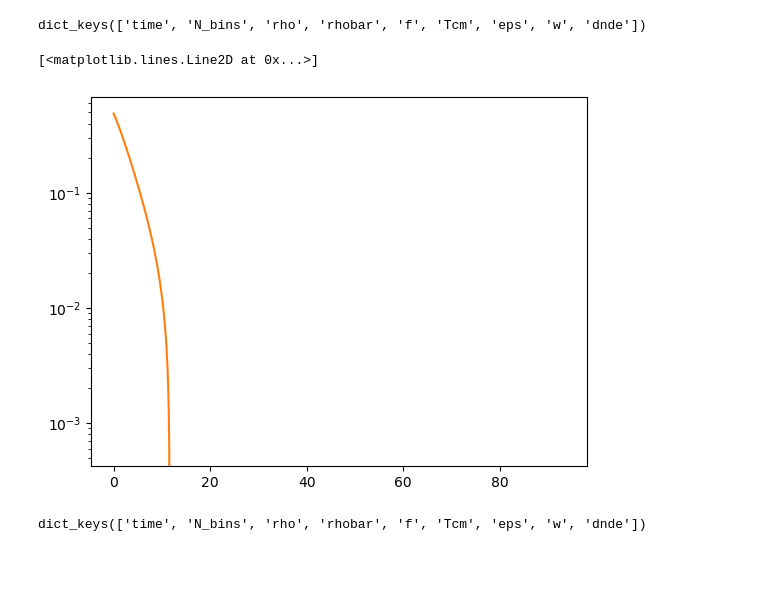
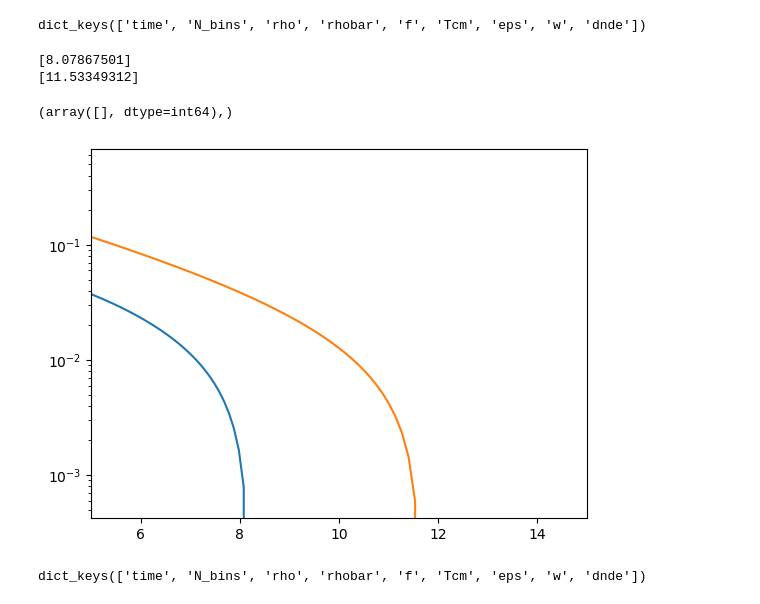
Before and after one commit to nuLABatUSD/QKESolveMPI, a Jupyter notebook: analysis/BlochBins.ipynb, the cells around one changed output. Saved outputs shown, nothing was run; the diff lists cells and outputs as text; code cells hidden in the pictures; blank space fills up the shorter version.

```diff
--- a/analysis/BlochBins.ipynb
+++ b/analysis/BlochBins.ipynb
@@ -14,15 +14,30 @@ P0, Px, Py, Pz = pd.make_P(thermal['rho'])
 f_thermal=thermal['f']
 t_thermal=thermal['time']
 # %%
-eps=25
-plt.semilogy(t_thermal[1029:],Pz[1029:,eps])
+eps1=25
+plt.semilogy(t_thermal[:],Pz[:,eps1])
 
+sign_change_25 = np.where(np.diff(np.sign(Pz[:, eps1])))[0]
+t_intersect_25 = t_thermal[sign_change_25]
 
-eps=35
-plt.semilogy(t_thermal[0:1563],Pz[0:1563,eps])
+print(t_intersect_25)
+
+eps2=35
+plt.semilogy(t_thermal[:],Pz[:,eps2])
+
+sign_change_35 = np.where(np.diff(np.sign(Pz[:, eps2])))[0]
+t_intersect_35 = t_thermal[sign_change_35]
+
+print(t_intersect_35)
+
+plt.xlim(5,15)
+
+np.where(Pz[:,eps2]==0)
 # %% [output]
-[<matplotlib.lines.Line2D at 0x...>]
+[8.07867501]
+[11.53349312]
+(array([], dtype=int64),)
-[figure, old version]
+[figure, new version]
 # %%
 QKE = pd.make_data_dictionary("../results/62-fix_mat_small.csv", "../results/51-full_QKE-eps.csv")
 QKE.keys()
```
Also changed, not shown: parts of 4 cells of this notebook.
